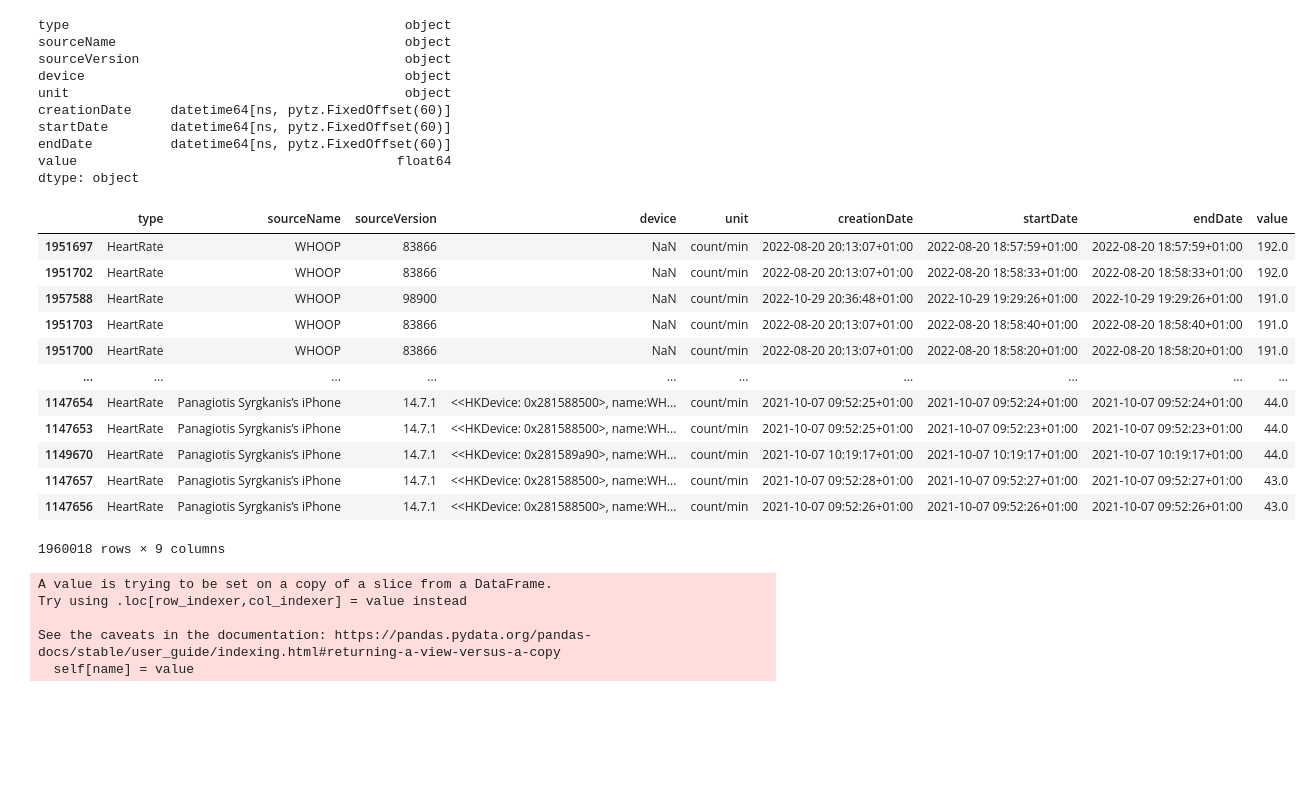
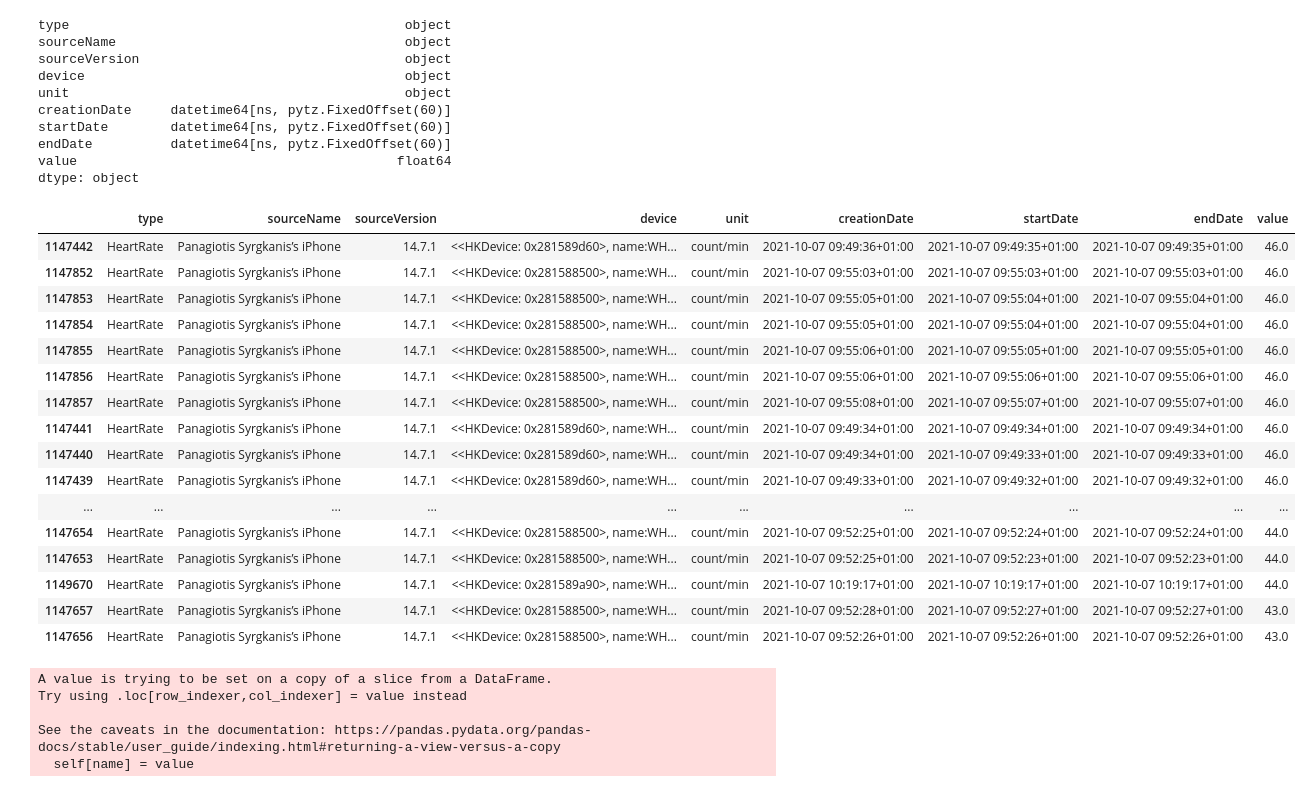
Before and after one commit to psyrgkan/Whoop_investigation, a Jupyter notebook: clean_data.ipynb, the cells around one changed output. Saved outputs shown, nothing was run; the diff lists cells and outputs as text; code cells hidden in the pictures; blank space fills up the shorter version.

```diff
--- a/clean_data.ipynb
+++ b/clean_data.ipynb
@@ -196,21 +197,25 @@ endDate          datetime64[ns, pytz.FixedOffset(60)]
 value                                         float64
 dtype: object
 # %%
-hr.sort_values(by='value', ascending=False)
+hr.sort_values(by='value', ascending=False).tail(50)
 # %% [output]
 |  | type | sourceName | sourceVersion | device | unit | creationDate | startDate | endDate | value |
-| 1951697 | HeartRate | WHOOP | 83866 | NaN | count/min | 2022-08-20 20:13:07+01:00 | 2022-08-20 18:57:59+01:00 | 2022-08-20 18:57:59+01:00 | 192.0 |
-| 1951702 | HeartRate | WHOOP | 83866 | NaN | count/min | 2022-08-20 20:13:07+01:00 | 2022-08-20 18:58:33+01:00 | 2022-08-20 18:58:33+01:00 | 192.0 |
-| 1957588 | HeartRate | WHOOP | 98900 | NaN | count/min | 2022-10-29 20:36:48+01:00 | 2022-10-29 19:29:26+01:00 | 2022-10-29 19:29:26+01:00 | 191.0 |
-| 1951703 | HeartRate | WHOOP | 83866 | NaN | count/min | 2022-08-20 20:13:07+01:00 | 2022-08-20 18:58:40+01:00 | 2022-08-20 18:58:40+01:00 | 191.0 |
-| 1951700 | HeartRate | WHOOP | 83866 | NaN | count/min | 2022-08-20 20:13:07+01:00 | 2022-08-20 18:58:20+01:00 | 2022-08-20 18:58:20+01:00 | 191.0 |
+| 1147442 | HeartRate | Panagiotis Syrgkanis’s iPhone | 14.7.1 | <<HKDevice: 0x281589d60>, name:WH... | count/min | 2021-10-07 09:49:36+01:00 | 2021-10-07 09:49:35+01:00 | 2021-10-07 09:49:35+01:00 | 46.0 |
+| 1147852 | HeartRate | Panagiotis Syrgkanis’s iPhone | 14.7.1 | <<HKDevice: 0x281588500>, name:WH... | count/min | 2021-10-07 09:55:03+01:00 | 2021-10-07 09:55:03+01:00 | 2021-10-07 09:55:03+01:00 | 46.0 |
+| 1147853 | HeartRate | Panagiotis Syrgkanis’s iPhone | 14.7.1 | <<HKDevice: 0x281588500>, name:WH... | count/min | 2021-10-07 09:55:05+01:00 | 2021-10-07 09:55:04+01:00 | 2021-10-07 09:55:04+01:00 | 46.0 |
+| 1147854 | HeartRate | Panagiotis Syrgkanis’s iPhone | 14.7.1 | <<HKDevice: 0x281588500>, name:WH... | count/min | 2021-10-07 09:55:05+01:00 | 2021-10-07 09:55:04+01:00 | 2021-10-07 09:55:04+01:00 | 46.0 |
+| 1147855 | HeartRate | Panagiotis Syrgkanis’s iPhone | 14.7.1 | <<HKDevice: 0x281588500>, name:WH... | count/min | 2021-10-07 09:55:06+01:00 | 2021-10-07 09:55:05+01:00 | 2021-10-07 09:55:05+01:00 | 46.0 |
+| 1147856 | HeartRate | Panagiotis Syrgkanis’s iPhone | 14.7.1 | <<HKDevice: 0x281588500>, name:WH... | count/min | 2021-10-07 09:55:06+01:00 | 2021-10-07 09:55:06+01:00 | 2021-10-07 09:55:06+01:00 | 46.0 |
+| 1147857 | HeartRate | Panagiotis Syrgkanis’s iPhone | 14.7.1 | <<HKDevice: 0x281588500>, name:WH... | count/min | 2021-10-07 09:55:08+01:00 | 2021-10-07 09:55:07+01:00 | 2021-10-07 09:55:07+01:00 | 46.0 |
+| 1147441 | HeartRate | Panagiotis Syrgkanis’s iPhone | 14.7.1 | <<HKDevice: 0x281589d60>, name:WH... | count/min | 2021-10-07 09:49:34+01:00 | 2021-10-07 09:49:34+01:00 | 2021-10-07 09:49:34+01:00 | 46.0 |
+| 1147440 | HeartRate | Panagiotis Syrgkanis’s iPhone | 14.7.1 | <<HKDevice: 0x281589d60>, name:WH... | count/min | 2021-10-07 09:49:34+01:00 | 2021-10-07 09:49:33+01:00 | 2021-10-07 09:49:33+01:00 | 46.0 |
+| 1147439 | HeartRate | Panagiotis Syrgkanis’s iPhone | 14.7.1 | <<HKDevice: 0x281589d60>, name:WH... | count/min | 2021-10-07 09:49:33+01:00 | 2021-10-07 09:49:32+01:00 | 2021-10-07 09:49:32+01:00 | 46.0 |
 | ... | ... | ... | ... | ... | ... | ... | ... | ... | ... |
 | 1147654 | HeartRate | Panagiotis Syrgkanis’s iPhone | 14.7.1 | <<HKDevice: 0x281588500>, name:WH... | count/min | 2021-10-07 09:52:25+01:00 | 2021-10-07 09:52:24+01:00 | 2021-10-07 09:52:24+01:00 | 44.0 |
 | 1147653 | HeartRate | Panagiotis Syrgkanis’s iPhone | 14.7.1 | <<HKDevice: 0x281588500>, name:WH... | count/min | 2021-10-07 09:52:25+01:00 | 2021-10-07 09:52:23+01:00 | 2021-10-07 09:52:23+01:00 | 44.0 |
 | 1149670 | HeartRate | Panagiotis Syrgkanis’s iPhone | 14.7.1 | <<HKDevice: 0x281589a90>, name:WH... | count/min | 2021-10-07 10:19:17+01:00 | 2021-10-07 10:19:17+01:00 | 2021-10-07 10:19:17+01:00 | 44.0 |
 | 1147657 | HeartRate | Panagiotis Syrgkanis’s iPhone | 14.7.1 | <<HKDevice: 0x281588500>, name:WH... | count/min | 2021-10-07 09:52:28+01:00 | 2021-10-07 09:52:27+01:00 | 2021-10-07 09:52:27+01:00 | 43.0 |
 | 1147656 | HeartRate | Panagiotis Syrgkanis’s iPhone | 14.7.1 | <<HKDevice: 0x281588500>, name:WH... | count/min | 2021-10-07 09:52:26+01:00 | 2021-10-07 09:52:26+01:00 | 2021-10-07 09:52:26+01:00 | 43.0 |
-1960018 rows × 9 columns
 # %%
 start = dt.datetime(2022,8,20,18,7,59)
 finish = dt.datetime(2022,8,20,19,47,59)
```
Also changed, not shown: parts of 12 cells of this notebook.
